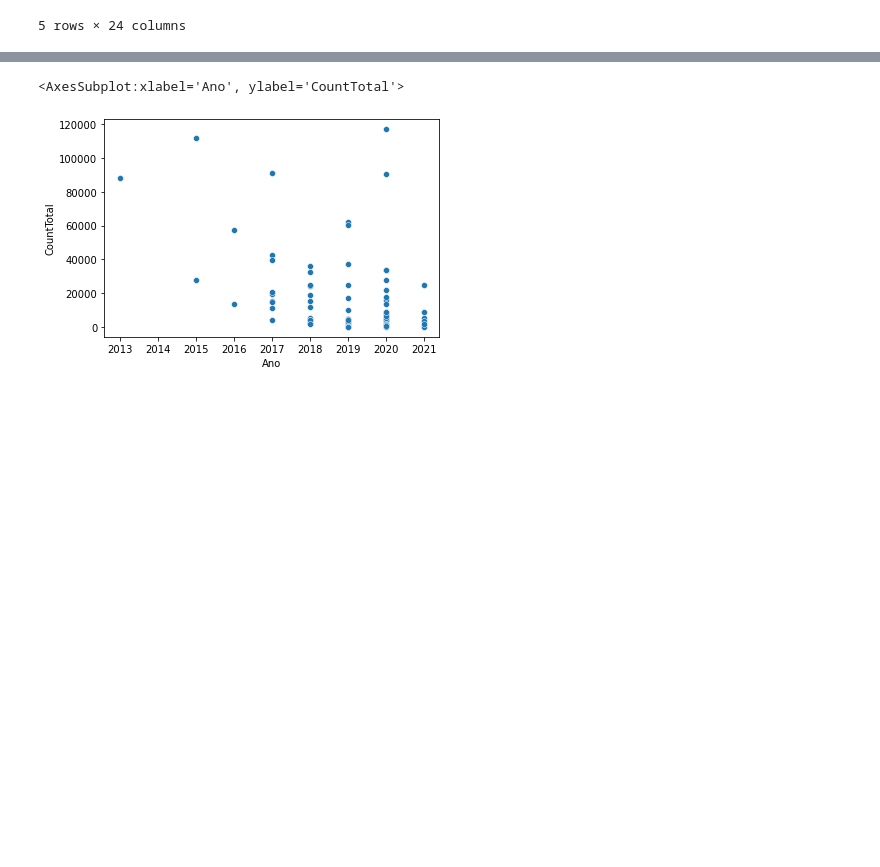
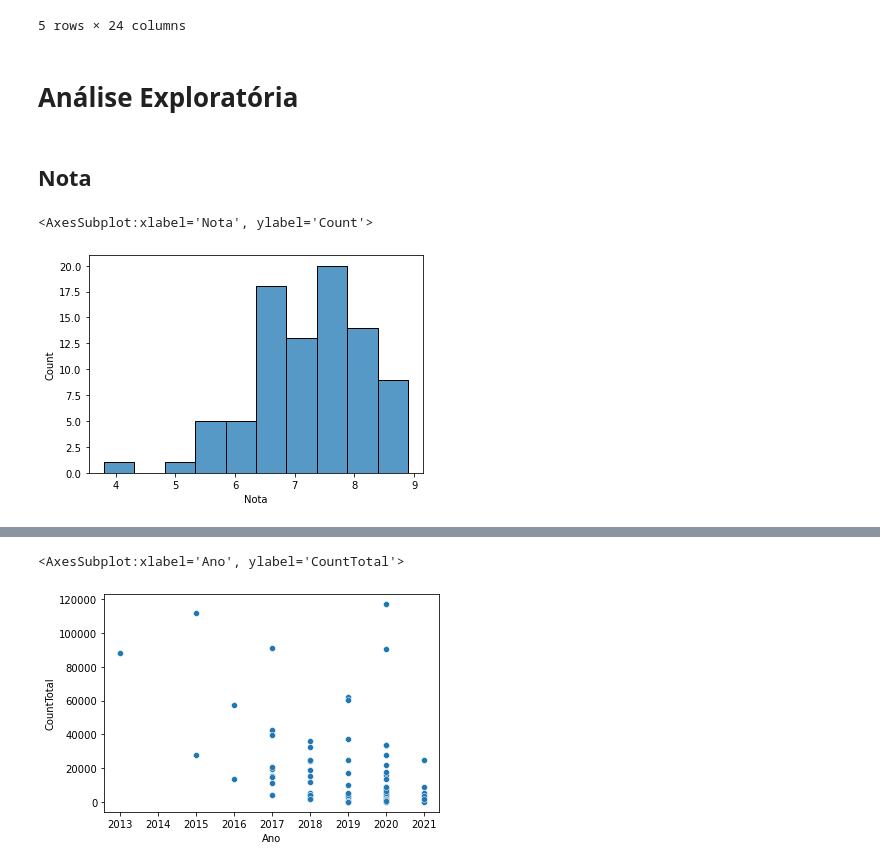
Before and after one commit to mariamaOlive/projeto-sidi-residencia, a Jupyter notebook: analise_exploratoria.ipynb, the cells around one changed output, grey strips where cells are left out. Cells and saved outputs as stored; diff of their text form; code cells hidden in the pictures; blank space fills up the shorter version.

```diff
--- a/analise_exploratoria.ipynb
+++ b/analise_exploratoria.ipynb
@@ -72,6 +72,7 @@ imdb.head()
 | 3 | Holiday Secrets | tv mini series | 11243536 | 6.5 | 1032.0 | Corinna Harfouch, Christiane Paul... | Drama | NaN | 7.0 | 2019.0 | ... |
 | 4 | Mindhunter | tv series | 5290382 | 8.6 | 246759.0 | Jonathan Groff, Holt McCallany, A... | Crime, Drama, Thriller | 60.0 | 25.0 | 2017.0 | ... |
 # %%
+reviews.rename(columns={"titulo":"Titulo"}, inplace=True)
 aux = pd.merge(imdb, twitter, on = "IMDBid")
 dados = pd.merge(aux, reviews, on = "Titulo")
 
@@ -85,3 +86,12 @@ dados.head()
 | 3 | Holiday Secrets | tv mini series | 11243536 | 6.5 | 1032.0 | Corinna Harfouch, Christiane Paul... | Drama | NaN | 7.0 | 2019.0 | ... | ... |
 | 4 | Mindhunter | tv series | 5290382 | 8.6 | 246759.0 | Jonathan Groff, Holt McCallany, A... | Crime, Drama, Thriller | 60.0 | 25.0 | 2017.0 | ... | ... |
 5 rows × 24 columns
+# %% [markdown]
+# Análise Exploratória
+# %% [markdown]
+## Nota
+# %%
+sns.histplot(data=dados, x="Nota")
+# %% [output]
+<AxesSubplot:xlabel='Nota', ylabel='Count'>
+[figure, added]
```
Also changed, not shown: parts of 37 cells of this notebook.
